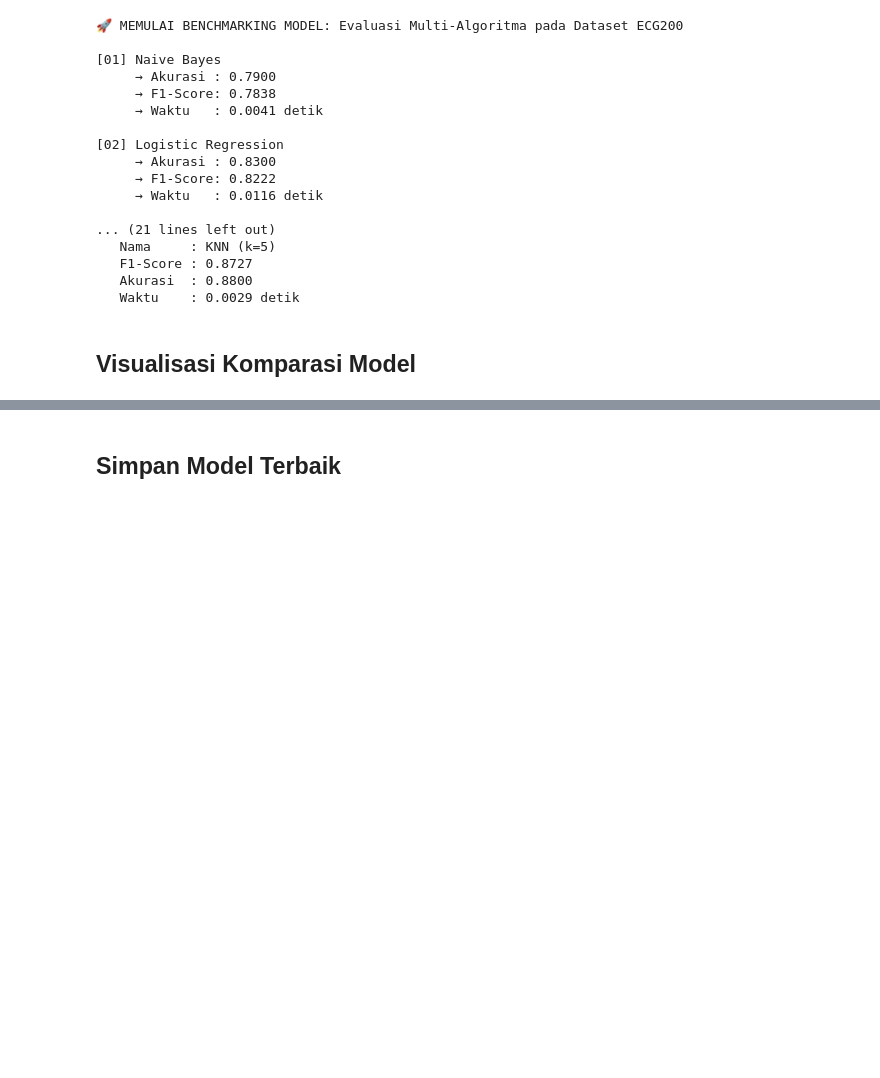
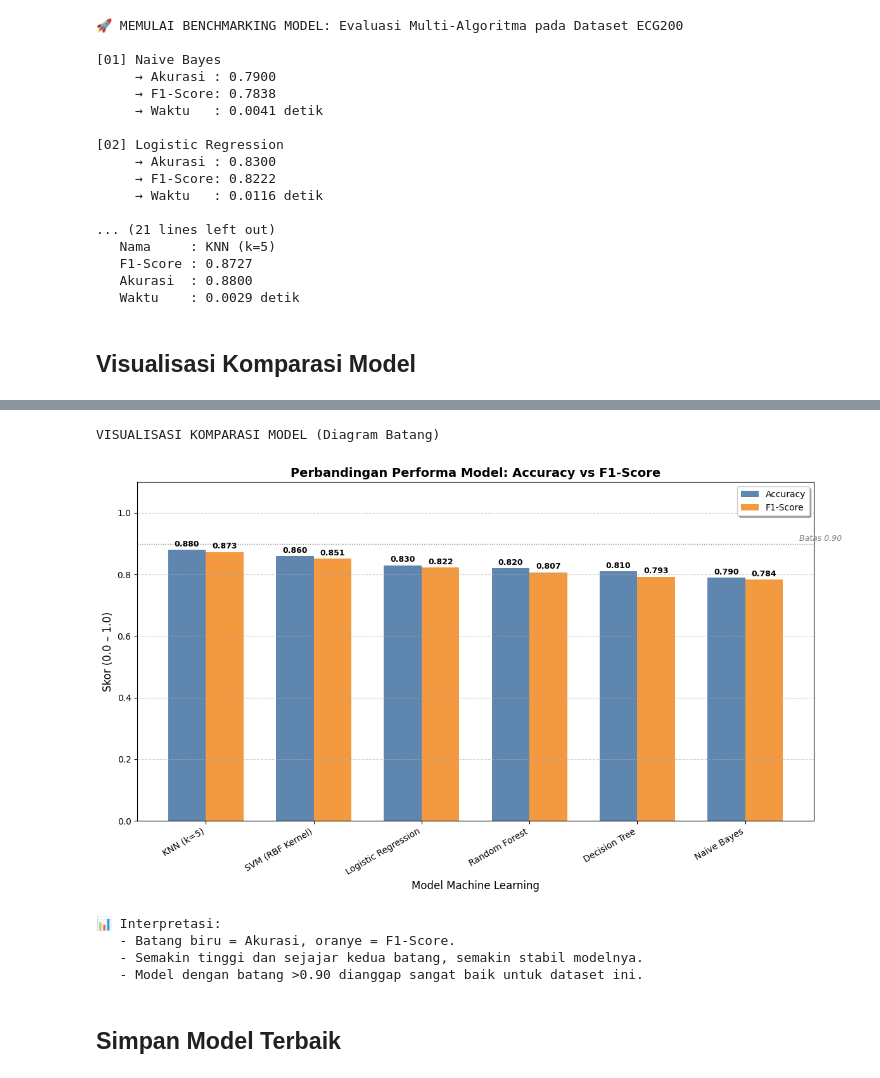
Before and after one commit to asepprayogii/PSD, a Jupyter notebook: _sources/modellingecg200.ipynb, the cells around one changed output, grey strips where cells are left out. Saved outputs shown, nothing was run; the diff lists cells and outputs as text; code cells hidden in the pictures; blank space fills up the shorter version.

```diff
--- a/_sources/modellingecg200.ipynb
+++ b/_sources/modellingecg200.ipynb
@@ -195,3 +108,58 @@ print(f" Kesimpulan: Model terbaik adalah **{best_model_name}** dengan F1-Score
+# %%
+print("\nVISUALISASI KOMPARASI MODEL (Diagram Batang)")
+
+# Urutkan berdasarkan F1-Score (seperti hasil benchmarking)
+df_plot = df_results.sort_values('F1_Score', ascending=False)
+
+# Buat posisi untuk bar
+x = np.arange(len(df_plot))
+width = 0.35  # Lebar tiap batang
+
+# Buat figur
+plt.figure(figsize=(12, 7))
+ax = plt.subplot(111)
+
+# Plot dua metrik berdampingan
+bars1 = ax.bar(x - width/2, df_plot['Accuracy'], width, label='Accuracy', color='#4E79A7', alpha=0.9)
+bars2 = ax.bar(x + width/2, df_plot['F1_Score'],  width, label='F1-Score',  color='#F28E2B', alpha=0.9)
+
+# Tambahkan nilai di atas batang
+for bar in bars1:
+    ax.text(bar.get_x() + bar.get_width()/2, bar.get_height() + 0.005,
+            f'{bar.get_height():.3f}', ha='center', va='bottom', fontsize=9, fontweight='bold')
+
+for bar in bars2:
+    ax.text(bar.get_x() + bar.get_width()/2, bar.get_height() + 0.005,
+            f'{bar.get_height():.3f}', ha='center', va='bottom', fontsize=9, fontweight='bold')
+
+# Pengaturan sumbu
+ax.set_xlabel('Model Machine Learning', fontsize=12)
+ax.set_ylabel('Skor (0.0 – 1.0)', fontsize=12)
+ax.set_title('Perbandingan Performa Model: Accuracy vs F1-Score', fontsize=14, fontweight='bold')
+ax.set_xticks(x)
+ax.set_xticklabels(df_plot['Model'], rotation=30, ha='right')
+ax.set_ylim(0, 1.1)
+ax.legend(loc='upper right', frameon=True, shadow=True)
+ax.grid(axis='y', linestyle='--', alpha=0.6)
+
+# Tambahkan garis horizontal di skor 0.9 sebagai referensi
+ax.axhline(0.9, color='gray', linestyle=':', linewidth=1)
+ax.text(len(df_plot)-0.5, 0.91, 'Batas 0.90', fontsize=9, color='gray', style='italic')
+
+plt.tight_layout()
+plt.show()
+
+print("\n📊 Interpretasi:")
+print("   - Batang biru = Akurasi, oranye = F1-Score.")
+print("   - Semakin tinggi dan sejajar kedua batang, semakin stabil modelnya.")
+print("   - Model dengan batang >0.90 dianggap sangat baik untuk dataset ini.")
+# %% [output]
+VISUALISASI KOMPARASI MODEL (Diagram Batang)
+[figure, added]
+📊 Interpretasi:
+   - Batang biru = Akurasi, oranye = F1-Score.
+   - Semakin tinggi dan sejajar kedua batang, semakin stabil modelnya.
+   - Model dengan batang >0.90 dianggap sangat baik untuk dataset ini.
 # %% [markdown]
 ## Simpan Model Terbaik
 # %%
```
Also changed, not shown: parts of 1 cell of this notebook, 3 other files.
